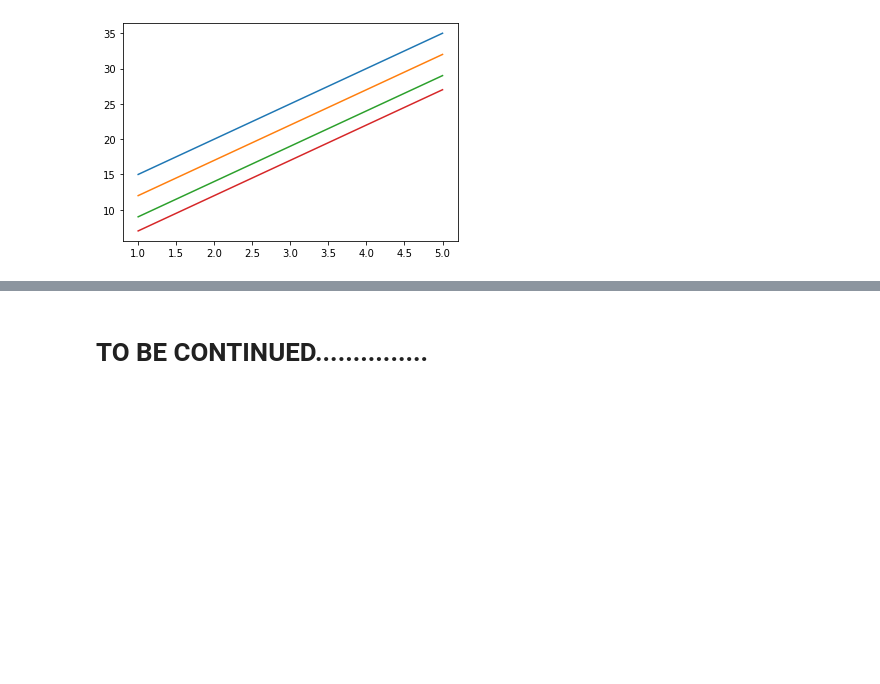
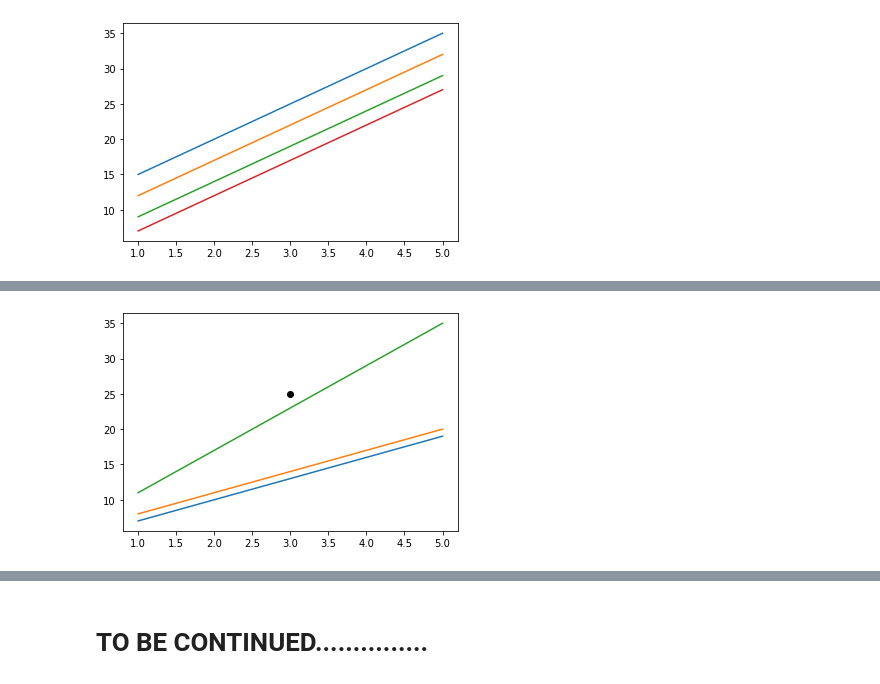
Before and after one commit to Areeba-Seher04/DataScience, a Jupyter notebook: Line.ipynb, the cells around one changed output, grey strips where cells are left out. Saved outputs shown, nothing was run; the diff lists cells and outputs as text; code cells hidden in the pictures; blank space fills up the shorter version.

```diff
--- a/Line.ipynb
+++ b/Line.ipynb
@@ -64,0 +83,8 @@ line(5,2) #red
+# %%
+line(3,4) #blue line
+p = 3
+plt.plot([p], [25], 'o', color='black');
+line(3,(4+1)) #adding 1 in y-interscept moves the line vertically upward parallely (RED LINE)
+line((3+p),(4+1)) #adding p to slope will rotate the line in anticlock direction (GREEN LINE)
+# %% [output]
+[figure, added]
```
Also changed, not shown: parts of 5 cells of this notebook, 1 other file.
